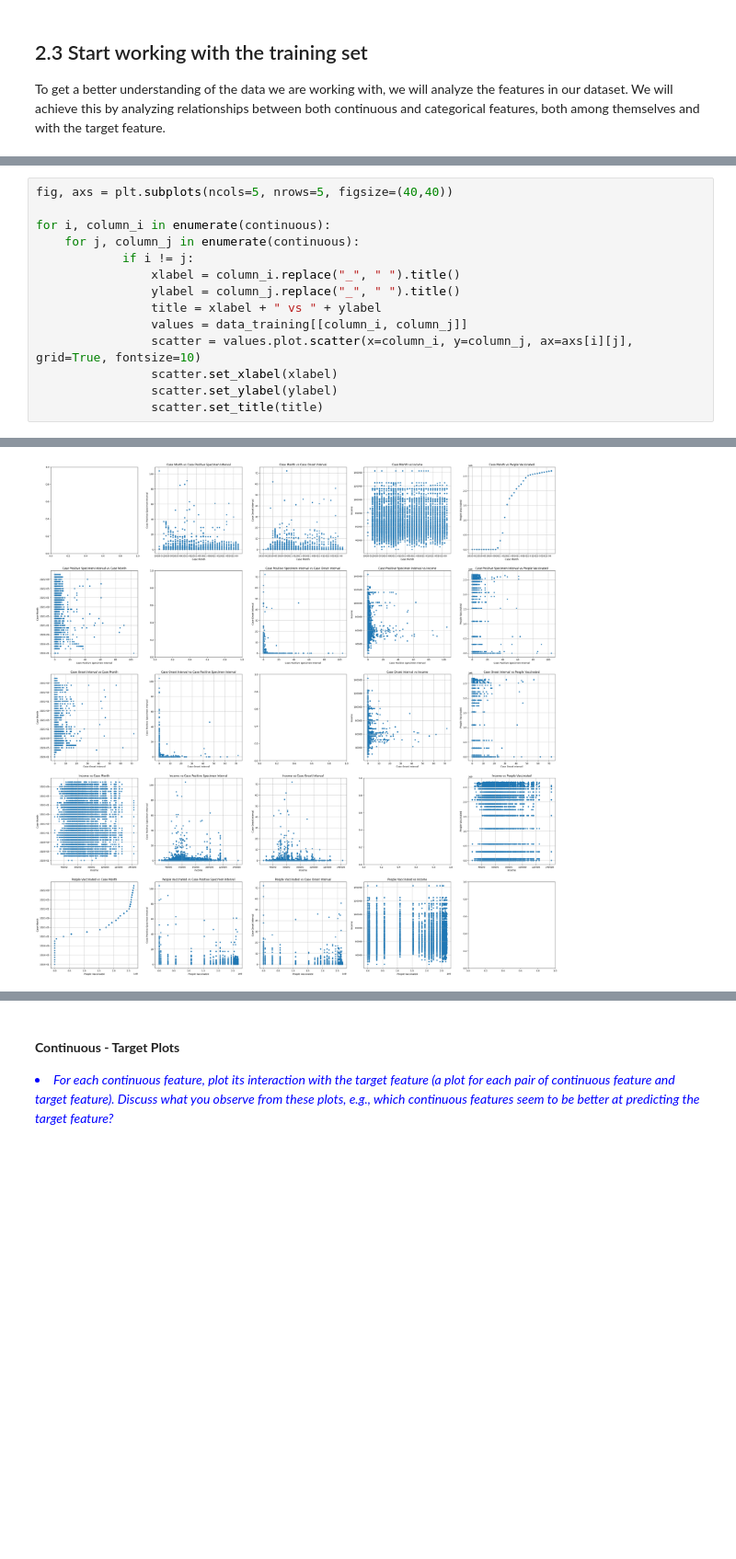
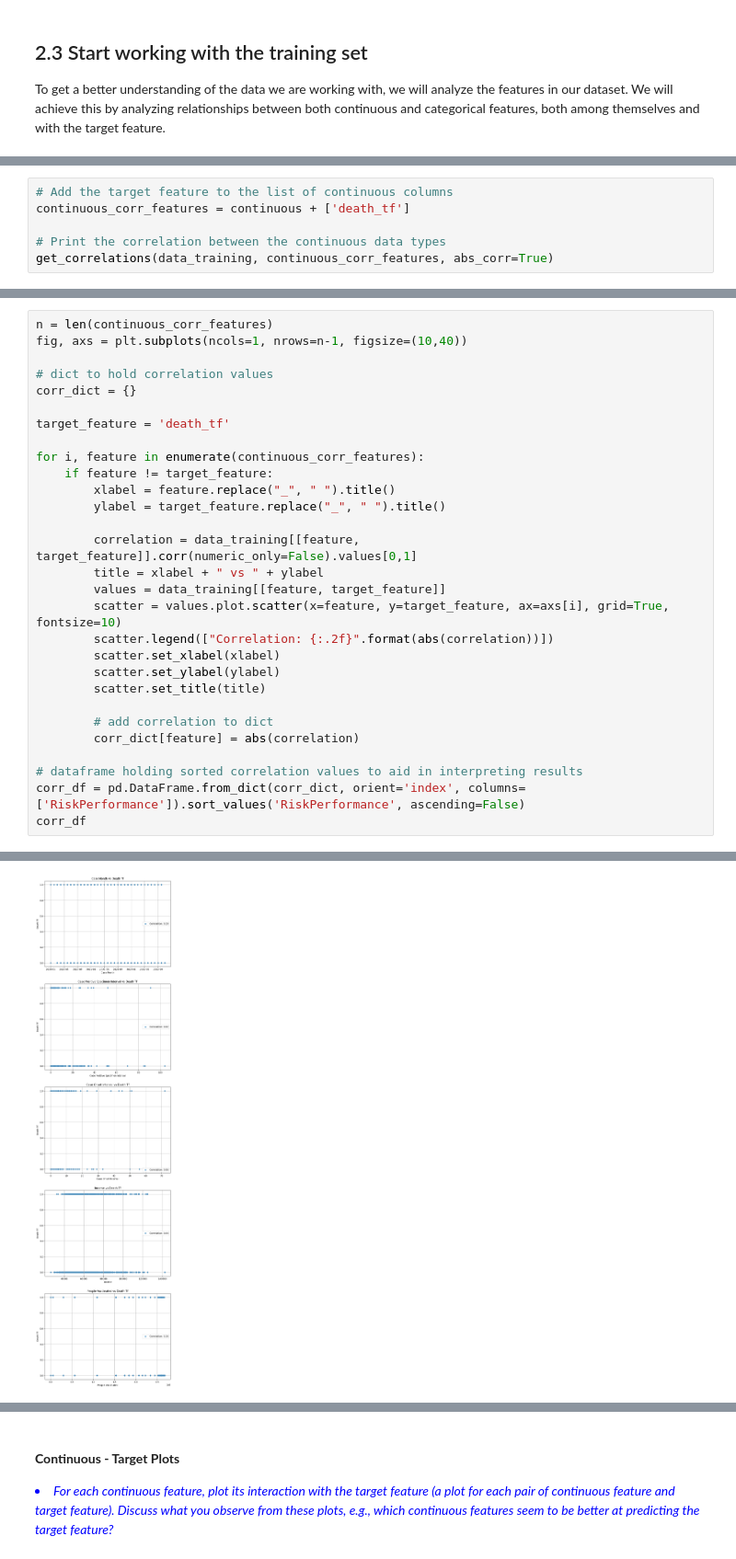
Before and after one commit to tlopesx/Assignment-2, a Jupyter notebook: 22202398_Submission/22202398-Homework2-Notebook.ipynb, the cells around one changed output, grey strips where cells are left out. Shown at 92% size. Saved outputs shown, nothing was run; the diff lists cells and outputs as text; blank space fills up the shorter version.

Commit message:
Finished analysis of continuous features

```diff
--- a/22202398_Submission/22202398-Homework2-Notebook.ipynb
+++ b/22202398_Submission/22202398-Homework2-Notebook.ipynb
@@ -486,0 +577,6 @@ sns.heatmap(continuous_corr, annot=True, mask=cont_mask, cmap=cont_cmap, vmax=1,
+# %%
+# Add the target feature to the list of continuous columns
+continuous_corr_features = continuous + ['death_tf']
+
+# Print the correlation between the continuous data types
+get_correlations(data_training, continuous_corr_features, abs_corr=True)
@@ -487,15 +604,30 @@ sns.heatmap(continuous_corr, annot=True, mask=cont_mask, cmap=cont_cmap, vmax=1,
 # %%
-fig, axs = plt.subplots(ncols=5, nrows=5, figsize=(40,40))
+n = len(continuous_corr_features)
+fig, axs = plt.subplots(ncols=1, nrows=n-1, figsize=(10,40))
 
-for i, column_i in enumerate(continuous):
-    for j, column_j in enumerate(continuous):
-            if i != j:
-                xlabel = column_i.replace("_", " ").title()
-                ylabel = column_j.replace("_", " ").title()
-                title = xlabel + " vs " + ylabel
-                values = data_training[[column_i, column_j]]
-                scatter = values.plot.scatter(x=column_i, y=column_j, ax=axs[i][j], grid=True, fontsize=10)
-                scatter.set_xlabel(xlabel)
-                scatter.set_ylabel(ylabel)
-                scatter.set_title(title)
+# dict to hold correlation values
+corr_dict = {}
+
+target_feature = 'death_tf'
+
+for i, feature in enumerate(continuous_corr_features):
+    if feature != target_feature:
+        xlabel = feature.replace("_", " ").title()
+        ylabel = target_feature.replace("_", " ").title()
+
+        correlation = data_training[[feature, target_feature]].corr(numeric_only=False).values[0,1]
+        title = xlabel + " vs " + ylabel
+        values = data_training[[feature, target_feature]]
+        scatter = values.plot.scatter(x=feature, y=target_feature, ax=axs[i], grid=True, fontsize=10)
+        scatter.legend(["Correlation: {:.2f}".format(abs(correlation))])
+        scatter.set_xlabel(xlabel)
+        scatter.set_ylabel(ylabel)
+        scatter.set_title(title)
+
+        # add correlation to dict
+        corr_dict[feature] = abs(correlation)
+
+# dataframe holding sorted correlation values to aid in interpreting results
+corr_df = pd.DataFrame.from_dict(corr_dict, orient='index', columns=['RiskPerformance']).sort_values('RiskPerformance', ascending=False)
+corr_df
 # %% [output]
@@ -502 +640 @@ for i, column_i in enumerate(continuous):
-[figure, old version]
+[figure, new version]
```
Also changed, not shown: parts of 16 cells of this notebook.
